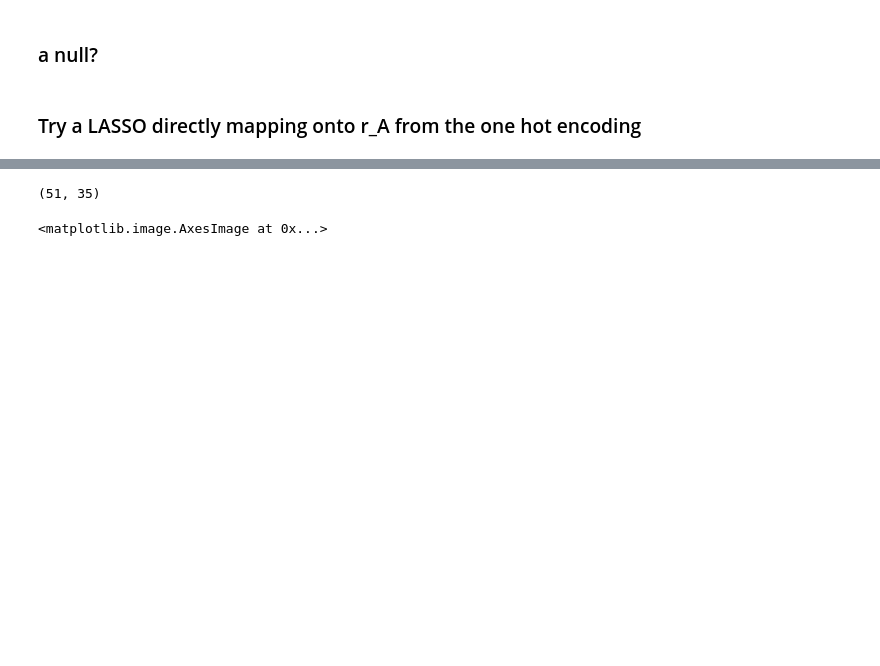
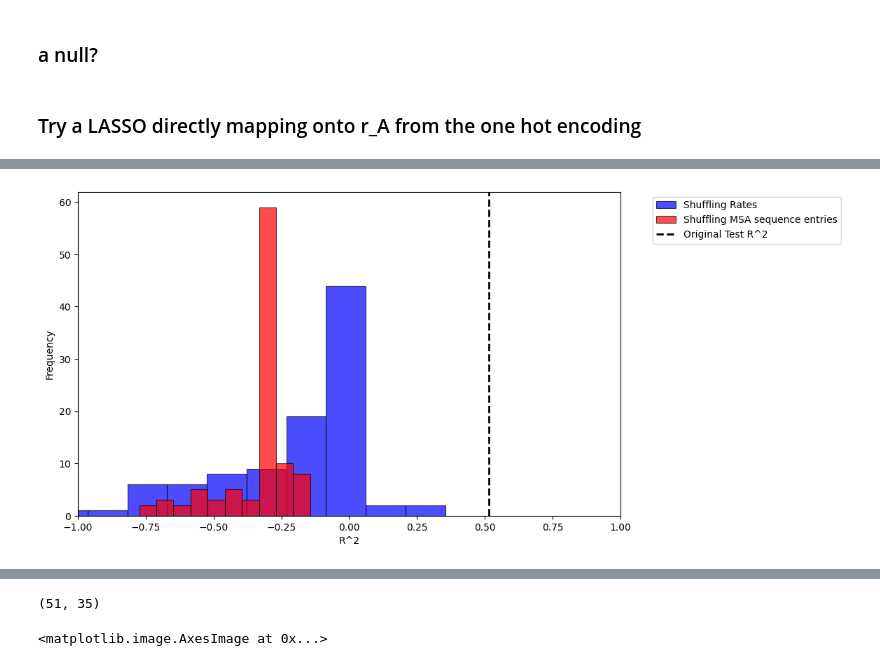
Before and after one commit to JoeLandsittel37/soil, a Jupyter notebook: notebooks/isolates.ipynb, the cells around one changed output, grey strips where cells are left out. Cells and saved outputs as stored; diff of their text form; code cells hidden in the pictures; blank space fills up the shorter version.

```diff
--- a/notebooks/isolates.ipynb
+++ b/notebooks/isolates.ipynb
@@ -430,3 +483,27 @@ Test R²: 0.515
+# %%
+import matplotlib.pyplot as plt
+import numpy as np
+
+
+
+
+plt.figure(figsize=(10, 6))
+plt.hist(test_r2_shuffle_rate, bins=20, alpha=0.7, label='Shuffling Rates', color='blue',
+         edgecolor='black', linewidth=0.8)
+plt.hist(test_r2_shuffle_msa, bins=10, alpha=0.7, label='Shuffling MSA sequence entries', color='red',
+         edgecolor='black', linewidth=0.8)
+
+# Add vertical line for single value
+plt.axvline(x=test_r2, color='black', linestyle='--', linewidth=2,
+            label=f'Original Test R^2')
+plt.xlim(-1,1)
+plt.legend()
+plt.xlabel(r'R^2')
+plt.ylabel('Frequency')
+plt.legend(bbox_to_anchor=(1.05, 1))
+plt.show()
+# %% [output]
+[figure, added]
 # %%
 import numpy as np
 selected_indices = np.where(results['coefficients'] != 0)
```
Also changed, not shown: parts of 9 cells of this notebook, 1 other file.
